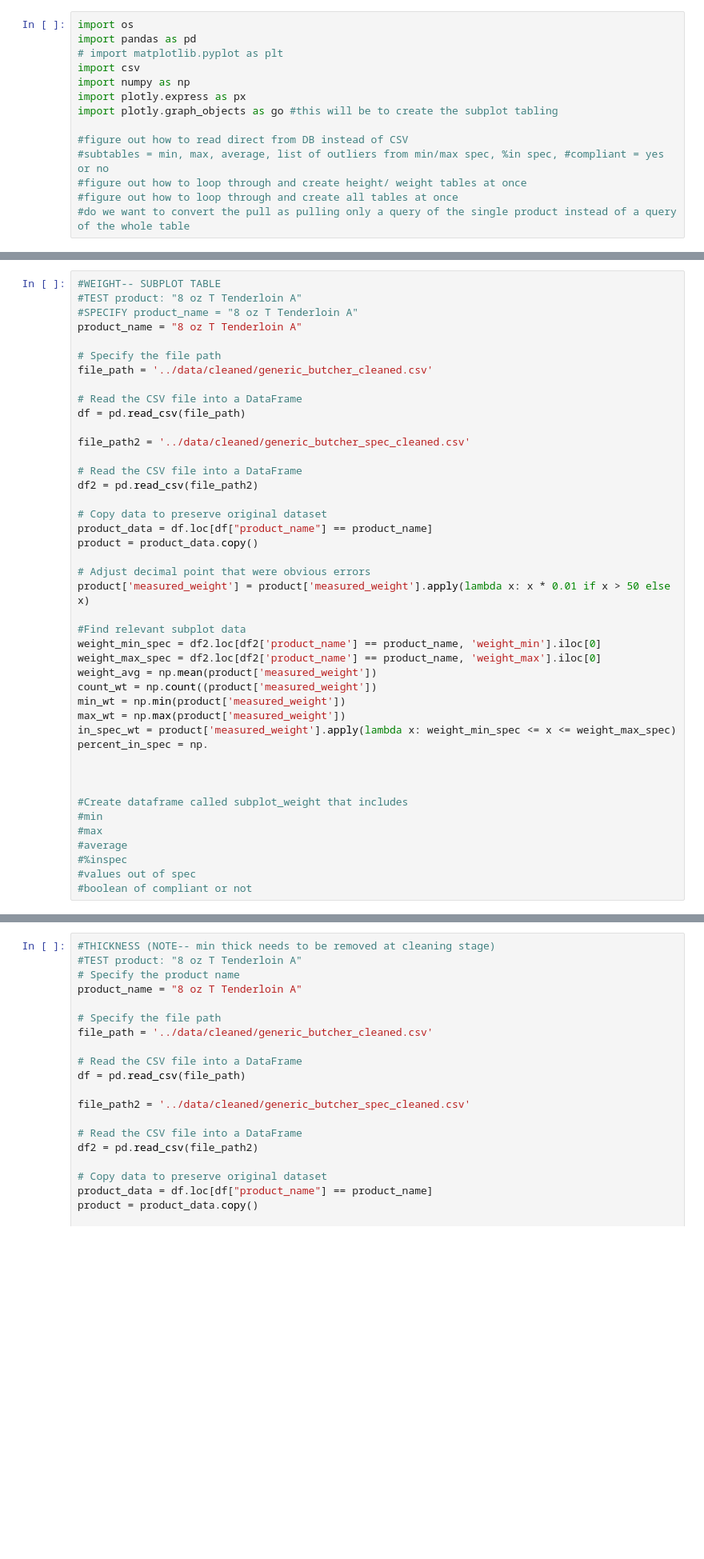
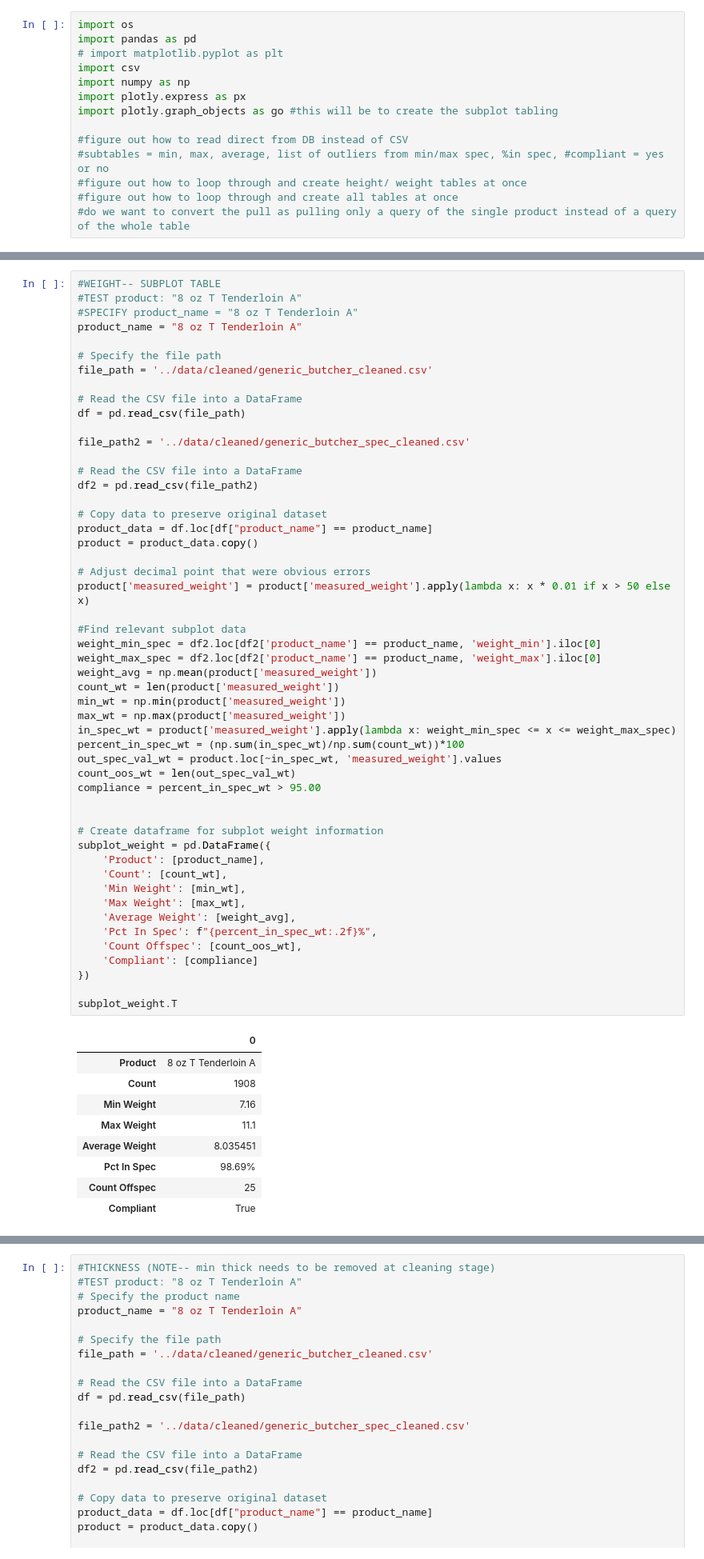
Before and after one commit to ThePennyGoblin/SMU_Project_3_Team-_1, a Jupyter notebook: scratch_jupyter_books/CG_scratch2.ipynb, the cells around one changed output, grey strips where cells are left out. Shown at 80% size. Cells and saved outputs as stored; diff of their text form; blank space fills up the shorter version.

```diff
--- a/scratch_jupyter_books/CG_scratch2.ipynb
+++ b/scratch_jupyter_books/CG_scratch2.ipynb
@@ -19,39 +156,57 @@ import plotly.graph_objects as go #this will be to create the subplot tabling
 product_name = "8 oz T Tenderloin A"
 
 # Specify the file path
 file_path = '../data/cleaned/generic_butcher_cleaned.csv'
 
 # Read the CSV file into a DataFrame
 df = pd.read_csv(file_path)
 
 file_path2 = '../data/cleaned/generic_butcher_spec_cleaned.csv'
 
 # Read the CSV file into a DataFrame
 df2 = pd.read_csv(file_path2)
 
 # Copy data to preserve original dataset
 product_data = df.loc[df["product_name"] == product_name]
 product = product_data.copy()
 
 # Adjust decimal point that were obvious errors
 product['measured_weight'] = product['measured_weight'].apply(lambda x: x * 0.01 if x > 50 else x)
 
 #Find relevant subplot data
 weight_min_spec = df2.loc[df2['product_name'] == product_name, 'weight_min'].iloc[0]
 weight_max_spec = df2.loc[df2['product_name'] == product_name, 'weight_max'].iloc[0]
 weight_avg = np.mean(product['measured_weight'])
-count_wt = np.count((product['measured_weight'])
+count_wt = len(product['measured_weight'])
 min_wt = np.min(product['measured_weight'])
 max_wt = np.max(product['measured_weight'])
 in_spec_wt = product['measured_weight'].apply(lambda x: weight_min_spec <= x <= weight_max_spec)
-percent_in_spec = np.
+percent_in_spec_wt = (np.sum(in_spec_wt)/np.sum(count_wt))*100
+out_spec_val_wt = product.loc[~in_spec_wt, 'measured_weight'].values
+count_oos_wt = len(out_spec_val_wt)
+compliance = percent_in_spec_wt > 95.00
 
 
+# Create dataframe for subplot weight information
+subplot_weight = pd.DataFrame({
+    'Product': [product_name],
+    'Count': [count_wt],
+    'Min Weight': [min_wt],
+    'Max Weight': [max_wt],
+    'Average Weight': [weight_avg],
+    'Pct In Spec': f"{percent_in_spec_wt:.2f}%",
+    'Count Offspec': [count_oos_wt],
+    'Compliant': [compliance]
+})
 
-#Create dataframe called subplot_weight that includes
-#min
-#max
-#average
-#%inspec
-#values out of spec
-#boolean of compliant or not
+subplot_weight.T
+# %% [output]
+|  | 0 |
+| Product | 8 oz T Tenderloin A |
+| Count | 1908 |
+| Min Weight | 7.16 |
+| Max Weight | 11.1 |
+| Average Weight | 8.035451 |
+| Pct In Spec | 98.69% |
+| Count Offspec | 25 |
+| Compliant | True |
```
Also changed, not shown: parts of 4 cells of this notebook.
